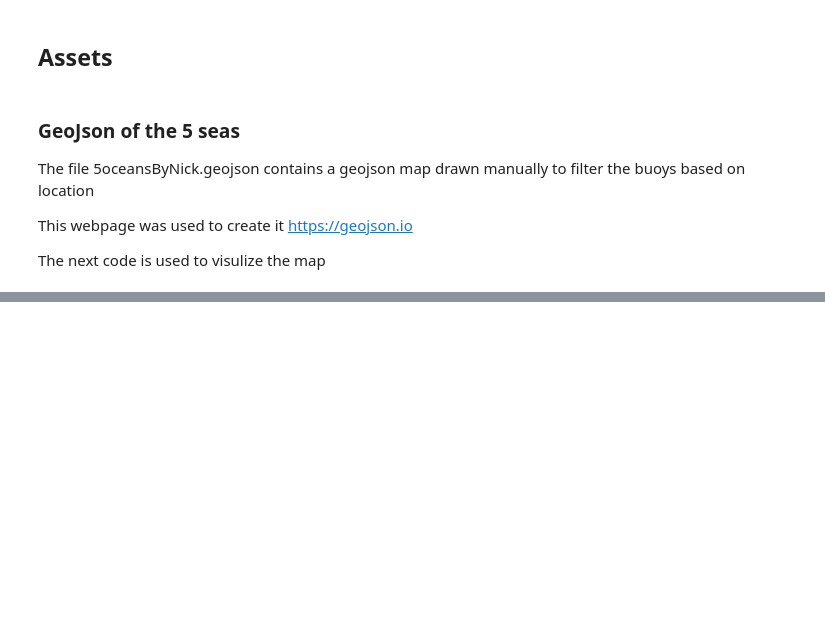
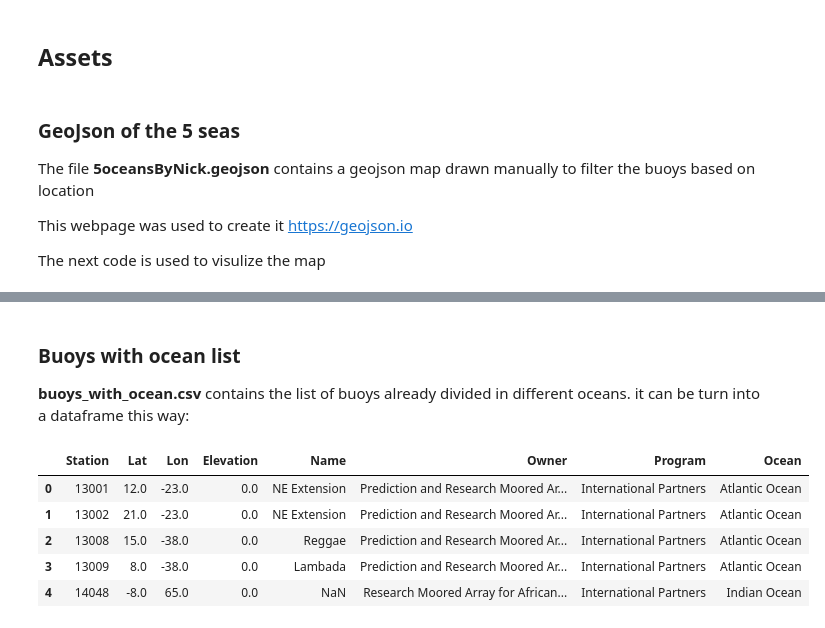
Before and after one commit to electronick-co/Synth-Mar2, a Jupyter notebook: MainAPI and assets/MainApi.ipynb, the cells around one changed output, grey strips where cells are left out. Drawn from its saved outputs; the diff is of its cells as text; code cells hidden in the pictures; blank space fills up the shorter version.

Commit message:
Making music!, now the idea is to organize things and do several oceans in a loop

```diff
--- a/MainAPI and assets/MainApi.ipynb
+++ b/MainAPI and assets/MainApi.ipynb
@@ -16,7 +226,7 @@ Those might be also useful to run the functions here, to explore this when you a
 # %% [markdown]
 ### GeoJson of the 5 seas
 
-The file 5oceansByNick.geojson contains a geojson map drawn manually to filter the buoys based on location
+The file **5oceansByNick.geojson** contains a geojson map drawn manually to filter the buoys based on location
 
 This webpage was used to create it
 https://geojson.io
@@ -56,3 +266,20 @@ m.save('five_oceans_map.html')
 m
 # %% [output]
 [interactive output not drawn]
+# %% [markdown]
+### Buoys with ocean list
+
+**buoys_with_ocean.csv** contains the list of buoys already divided in different oceans. it can be turn into a dataframe this way:
+# %%
+import pandas as pd
+
+# ReRading the df
+buoy_df = pd.read_csv('buoys_with_ocean.csv')
+buoy_df.head()
+# %% [output]
+|  | Station | Lat | Lon | Elevation | Name | Owner | Program | Ocean |
+| 0 | 13001 | 12.0 | -23.0 | 0.0 | NE Extension | Prediction and Research Moored Ar... | International Partners | Atlantic Ocean |
+| 1 | 13002 | 21.0 | -23.0 | 0.0 | NE Extension | Prediction and Research Moored Ar... | International Partners | Atlantic Ocean |
+| 2 | 13008 | 15.0 | -38.0 | 0.0 | Reggae | Prediction and Research Moored Ar... | International Partners | Atlantic Ocean |
+| 3 | 13009 | 8.0 | -38.0 | 0.0 | Lambada | Prediction and Research Moored Ar... | International Partners | Atlantic Ocean |
+| 4 | 14048 | -8.0 | 65.0 | 0.0 | NaN | Research Moored Array for African... | International Partners | Indian Ocean |
```
Also changed, not shown: parts of 8 cells of this notebook, 11 other files.
